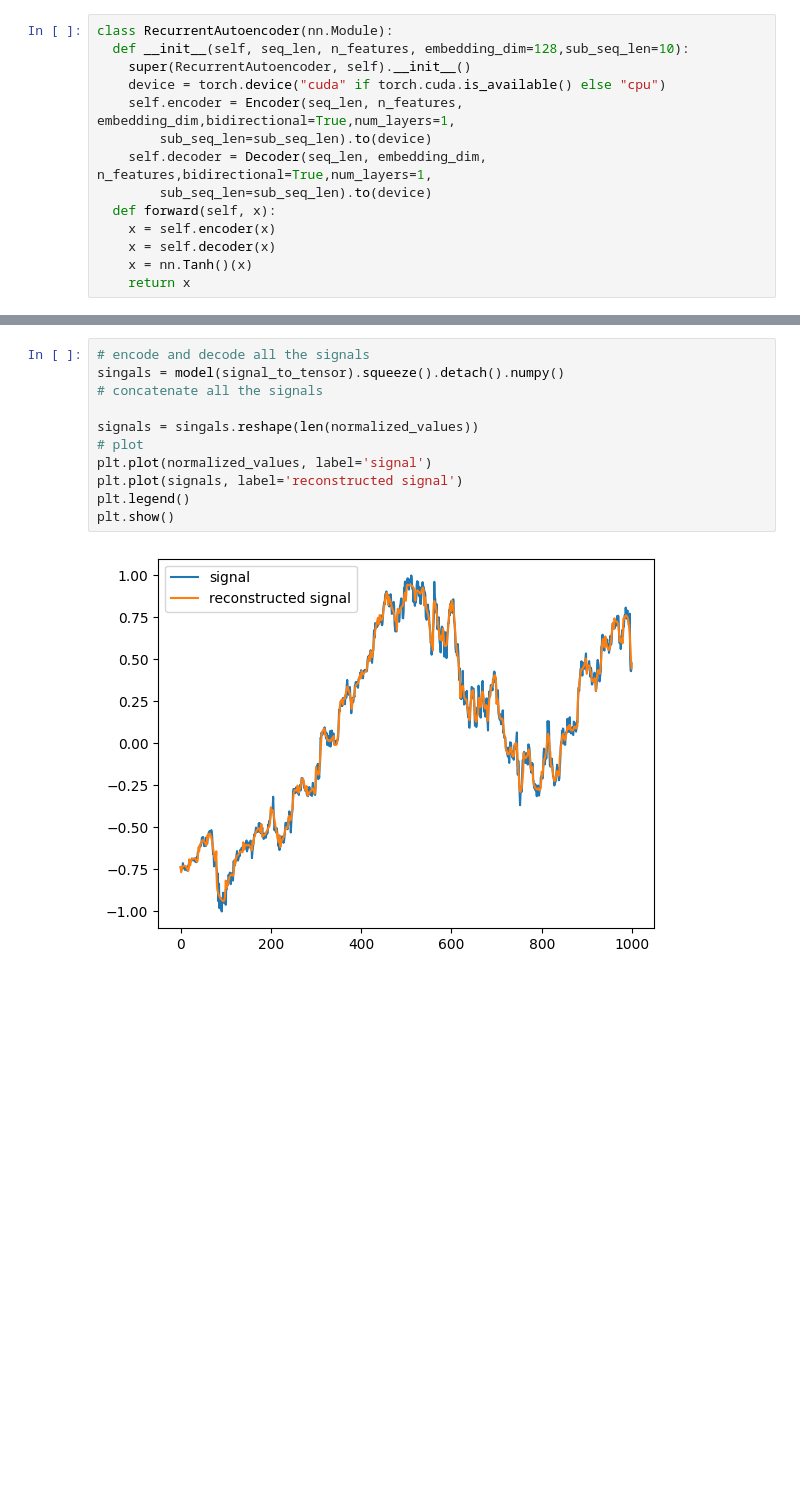
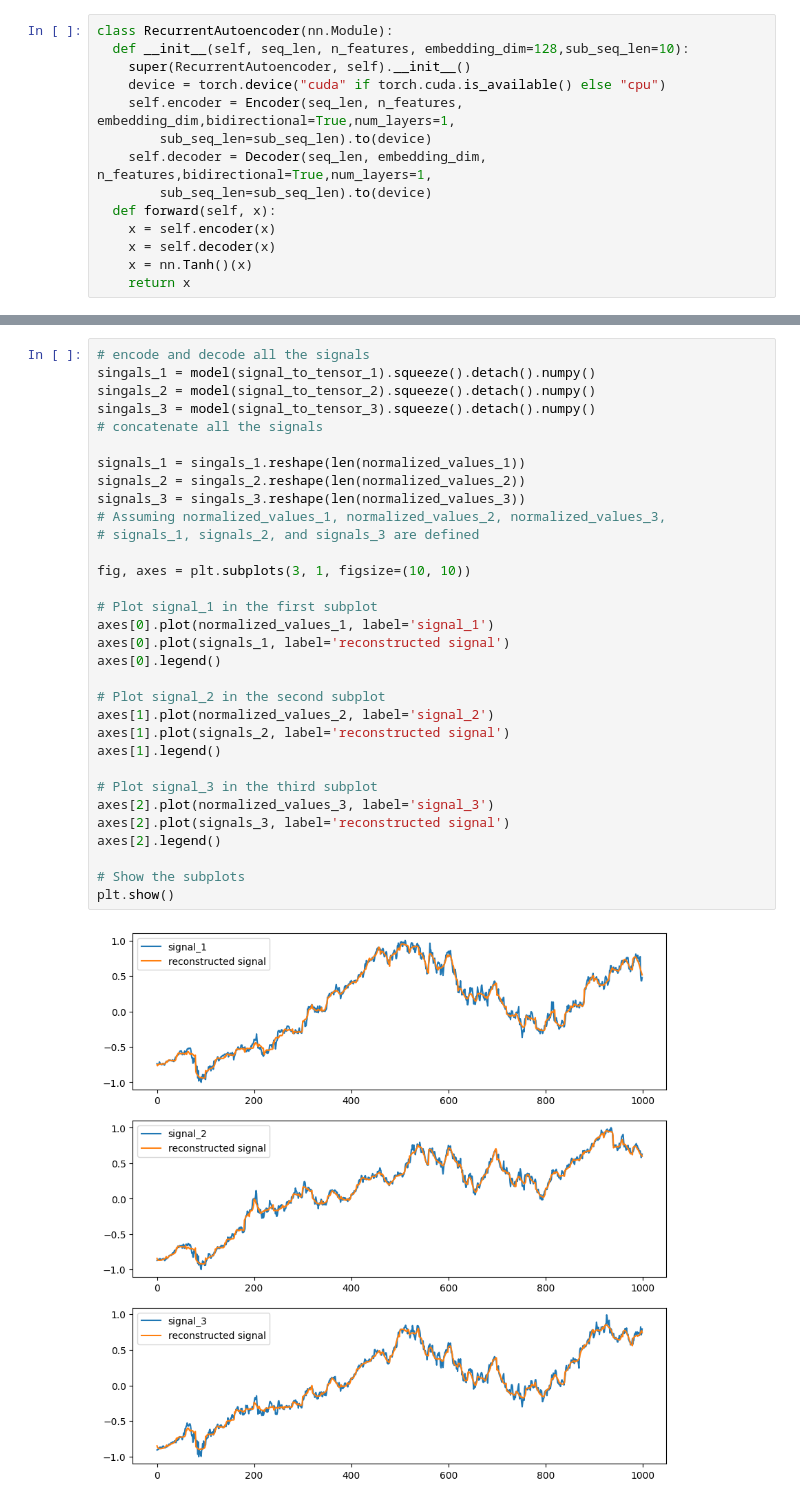
Before and after one commit to MaximeSzymanski/StocksClusteringVAE, a Jupyter notebook: VAE_stocks.ipynb, the cells around one changed output, grey strips where cells are left out. Drawn from its saved outputs; the diff is of its cells as text; blank space fills up the shorter version.

```diff
--- a/VAE_stocks.ipynb
+++ b/VAE_stocks.ipynb
@@ -372,13 +409,34 @@ plt.show()
-# %%
-# encode and decode all the signals
-singals = model(signal_to_tensor).squeeze().detach().numpy()
-# concatenate all the signals
-
-signals = singals.reshape(len(normalized_values))
-# plot
-plt.plot(normalized_values, label='signal')
-plt.plot(signals, label='reconstructed signal')
-plt.legend()
-plt.show()
-# %% [output]
-[figure, removed]
+# %%
+# encode and decode all the signals
+singals_1 = model(signal_to_tensor_1).squeeze().detach().numpy()
+singals_2 = model(signal_to_tensor_2).squeeze().detach().numpy()
+singals_3 = model(signal_to_tensor_3).squeeze().detach().numpy()
+# concatenate all the signals
+
+signals_1 = singals_1.reshape(len(normalized_values_1))
+signals_2 = singals_2.reshape(len(normalized_values_2))
+signals_3 = singals_3.reshape(len(normalized_values_3))
+# Assuming normalized_values_1, normalized_values_2, normalized_values_3,
+# signals_1, signals_2, and signals_3 are defined
+
+fig, axes = plt.subplots(3, 1, figsize=(10, 10))
+
+# Plot signal_1 in the first subplot
+axes[0].plot(normalized_values_1, label='signal_1')
+axes[0].plot(signals_1, label='reconstructed signal')
+axes[0].legend()
+
+# Plot signal_2 in the second subplot
+axes[1].plot(normalized_values_2, label='signal_2')
+axes[1].plot(signals_2, label='reconstructed signal')
+axes[1].legend()
+
+# Plot signal_3 in the third subplot
+axes[2].plot(normalized_values_3, label='signal_3')
+axes[2].plot(signals_3, label='reconstructed signal')
+axes[2].legend()
+
+# Show the subplots
+plt.show()
+# %% [output]
+[figure, added]
```
Also changed, not shown: parts of 9 cells of this notebook.
